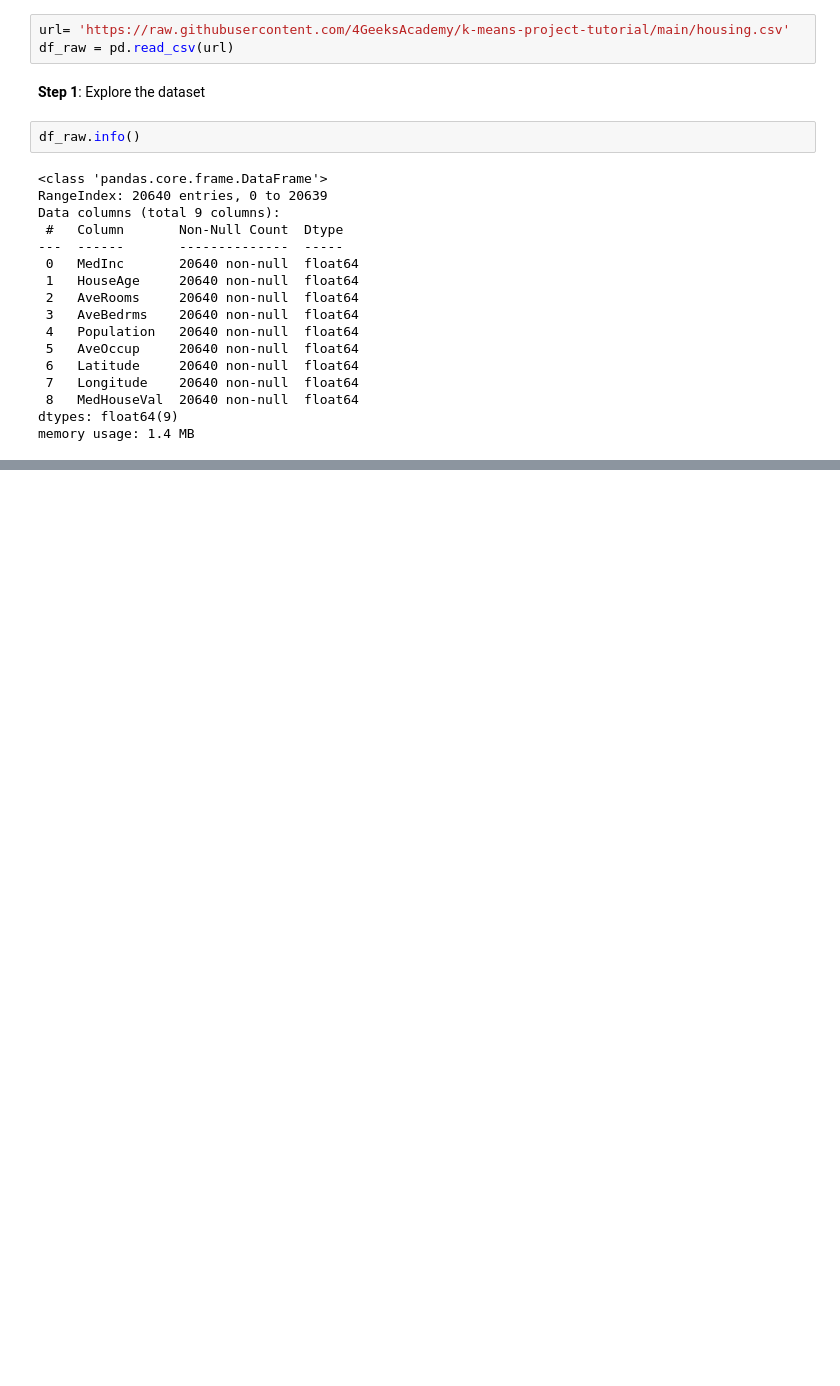
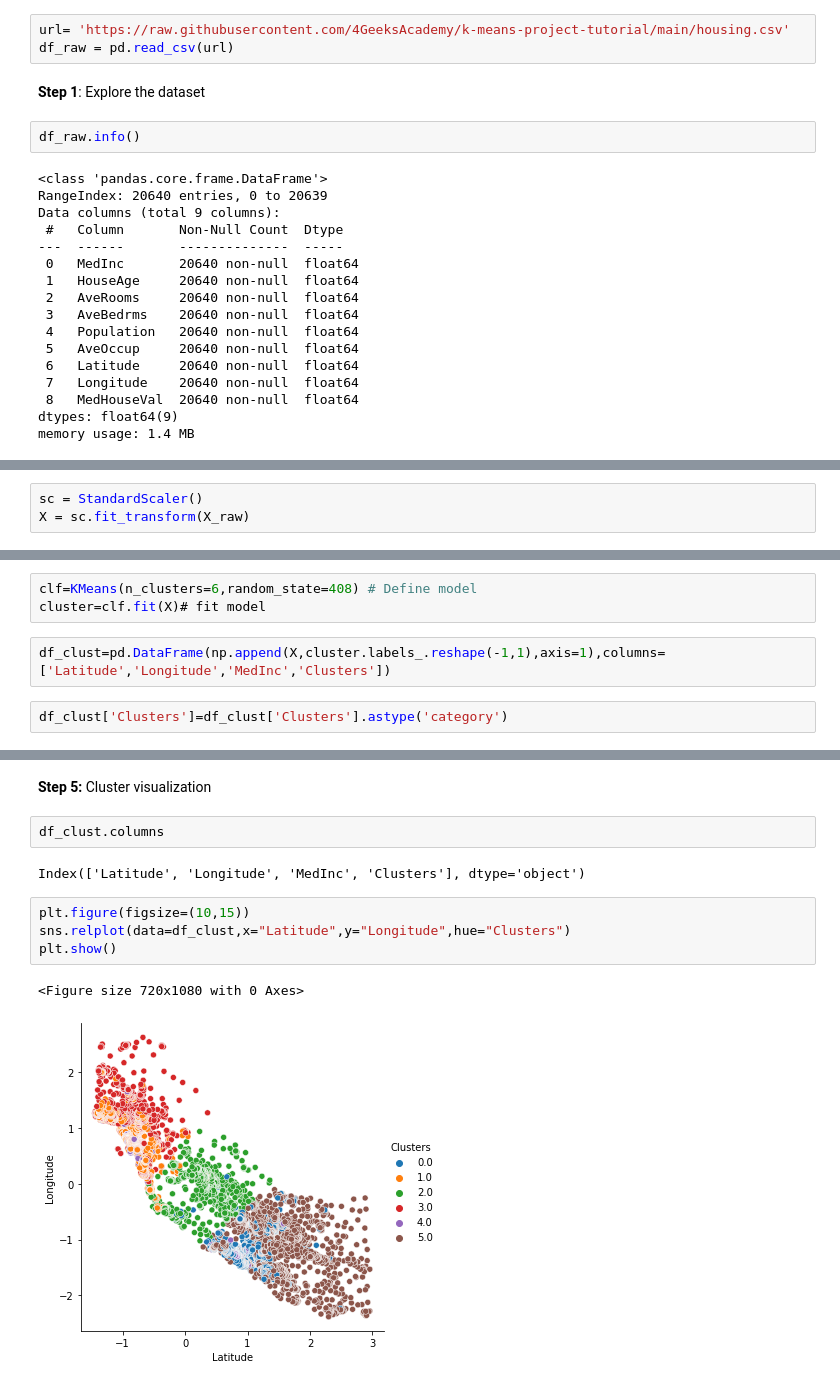
Before and after one commit to anasofiasama/K-Means, a Jupyter notebook: src/explore.ipynb, the cells around one changed output, grey strips where cells are left out. Drawn from its saved outputs; the diff is of its cells as text; blank space fills up the shorter version.

Commit message:
KMEANS

```diff
--- a/src/explore.ipynb
+++ b/src/explore.ipynb
@@ -70,0 +79,3 @@ df_raw.describe()
+# %%
+sc = StandardScaler()
+X = sc.fit_transform(X_raw)
@@ -70,0 +97,7 @@ df_raw.describe()
+# %%
+clf=KMeans(n_clusters=6,random_state=408) # Define model
+cluster=clf.fit(X)# fit model
+# %%
+df_clust=pd.DataFrame(np.append(X,cluster.labels_.reshape(-1,1),axis=1),columns=['Latitude','Longitude','MedInc','Clusters'])
+# %%
+df_clust['Clusters']=df_clust['Clusters'].astype('category')
@@ -70,0 +134,13 @@ df_raw.describe()
+# %% [markdown]
+**Step 5:** Cluster visualization
+# %%
+df_clust.columns
+# %% [output]
+Index(['Latitude', 'Longitude', 'MedInc', 'Clusters'], dtype='object')
+# %%
+plt.figure(figsize=(10,15))
+sns.relplot(data=df_clust,x="Latitude",y="Longitude",hue="Clusters")
+plt.show()
+# %% [output]
+<Figure size 720x1080 with 0 Axes>
+[figure, added]
```
Also changed, not shown: parts of 16 cells of this notebook.
